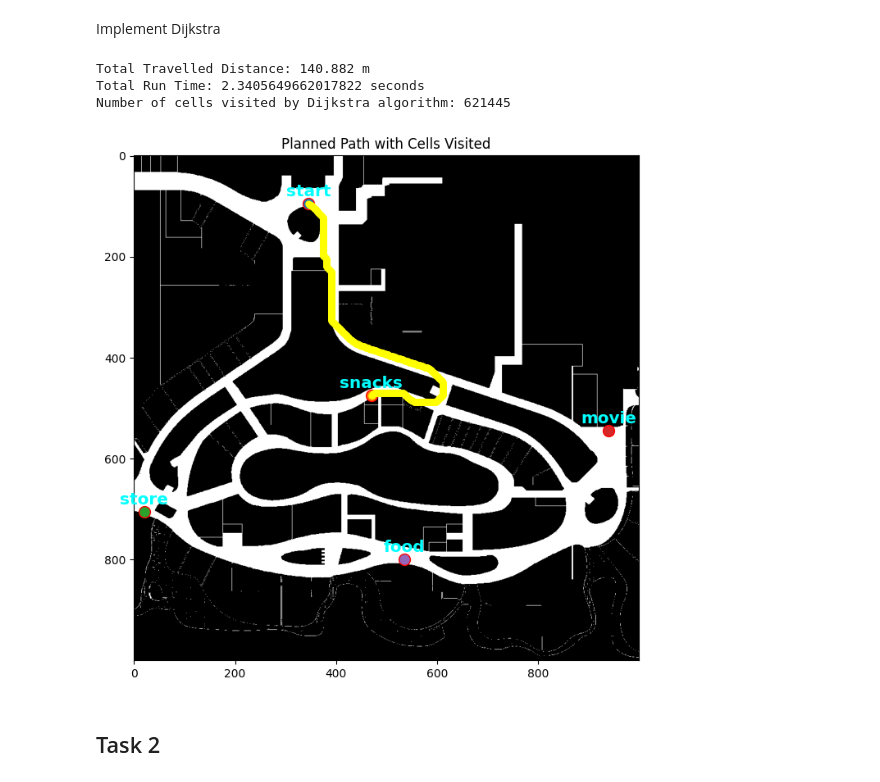
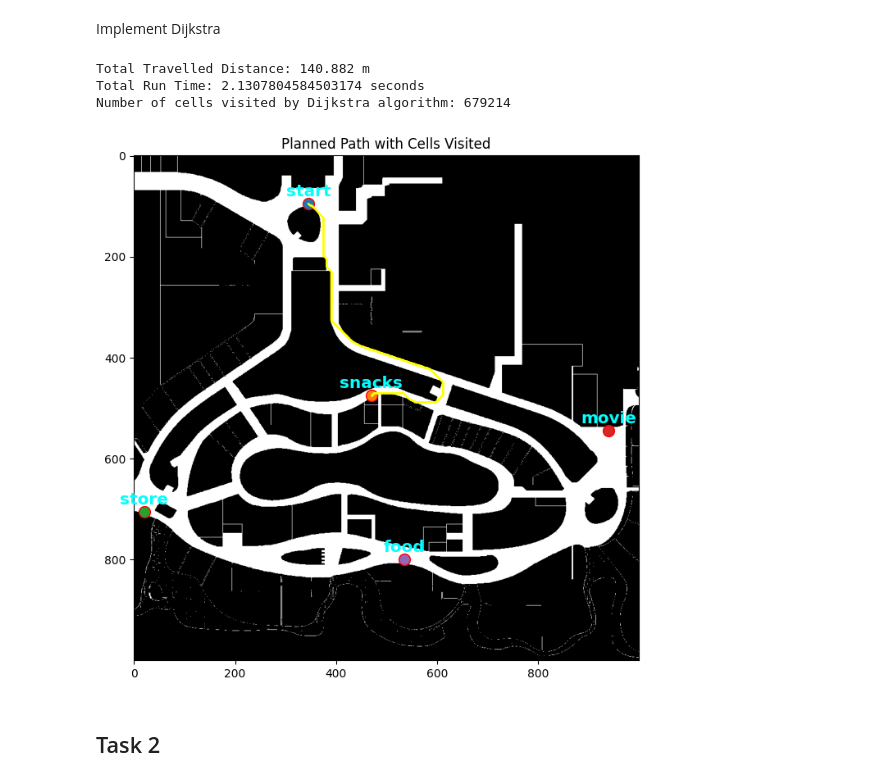
Before and after one commit to Chronobreakk/ME5413_Homework3_Planning, a Jupyter notebook: homework3.ipynb, the cells around one changed output. Saved outputs shown, nothing was run; the diff lists cells and outputs as text; code cells hidden in the pictures.

```diff
--- a/homework3.ipynb
+++ b/homework3.ipynb
@@ -152,93 +169,74 @@ Number of cells visited by A* algorithm: 149554
 # %% [markdown]
  Implement Dijkstra
 # %%
-def dijkstra(start, goal):
-    """
-    Dijkstra算法：寻找从起点到目标点的最短路径。
+import heapq
 
-    参数：
-    - start: 元组，起点的坐标 (x, y)
-    - goal: 元组，目标点的坐标 (x, y)
+def dijkstra(start, goal, grid_map):
+    open_set = [(0, start)]
+    came_from = {}
+    g_score = {start: 0}
 
-    返回：
-    - 如果找到路径，返回路径和总距离；否则返回None和无穷大的距离
-    """
-    # 初始化open_set，包含起点
-    open_set = {start}
-    # 记录每个节点的父节点
-    came_from = {}
-    # 记录从起点到每个节点的实际代价
-    g_score = {start: 0}
-    # 记录访问的单元格数量
-    visited_cells = 0
+    visited_cells = 0  # 初始化访问的单元格数量
 
     while open_set:
-        # 选择g_score最小的节点作为当前节点
-        current = min(open_set, key=lambda x: g_score[x])
+        current_g_score, current = heapq.heappop(open_set)
         if current == goal:
-            # 如果当前节点是目标节点，则返回重构的路径和总代价
-            return reconstruct_path(came_from, goal), g_score[goal], visited_cells
+            return reconstruct_path(came_from, goal), current_g_score, visited_cells
 
-        # 从open_set中移除当前节点
-        open_set.remove(current)
-        # 遍历当前节点的所有邻居
         for dx in [-1, 0, 1]:
             for dy in [-1, 0, 1]:
                 if dx == 0 and dy == 0:
                     continue
 
                 neighbor = (current[0] + dx, current[1] + dy)
-                # 检查邻居是否在地图范围内
                 if not (0 <= neighbor[0] < grid_map.shape[0] and 0 <= neighbor[1] < grid_map.shape[1]):
                     continue
 
-                # 检查邻居是否为空闲
                 if grid_map[neighbor[0], neighbor[1]] != 255:
                     continue
 
-                visited_cells += 1  # 增加访问的单元格数量
+                visited_cells += 1  # 更新访问的单元格数量
 
-                # 计算从当前节点到邻居节点的代价
-                if dx == 0 or dy == 0:
-                    cost = 0.2  # 水平或垂直移动的代价
-                else:
-                    cost = 0.282  # 对角线移动的代价
+                cost = 0.2 if dx == 0 or dy == 0 else 0.282
+
+                wall_neighbor = (current[0] + dx * 2, current[1] + dy * 2)
+                if wall_neighbor[0] >= 0 and wall_neighbor[0] < grid_map.shape[0] and wall_neighbor[1] >= 0 and wall_neighbor[1] < grid_map.shape[1]:
+                    if grid_map[wall_neighbor[0], wall_neighbor[1]] != 255:
+                        continue
 
                 tentative_g_score = g_score[current] + cost
                 if neighbor not in g_score or tentative_g_score < g_score[neighbor]:
-                    # 更新邻居节点的代价和父节点
                     came_from[neighbor] = current
                     g_score[neighbor] = tentative_g_score
-                    if neighbor not in open_set:
-                        # 如果邻居节点不在open_set中，则添加进去
-                        open_set.add(neighbor)
+                    heapq.heappush(open_set, (tentative_g_score, neighbor))
 
-    # 如果没有找到路径，则返回空路径和无穷大的距离
     return None, float('inf'), visited_cells
 
+# 修改后的部分
 # Finding path from start to store
 start_time = time.time()
-path, total_distance, visited_cells = dijkstra(tuple(locations['start']), tuple(locations['snacks']))
+path, total_distance, visited_cells = dijkstra(tuple(locations['start']), tuple(locations['snacks']), grid_map)
 end_time = time.time()
 #print("Planned Path:", path)
 print("Total Travelled Distance:", round(total_distance, 3), "m")
 print("Total Run Time:", end_time - start_time, "seconds")
-print("Number of cells visited by Dijkstra algorithm:", visited_cells)  # 打印访问的单元格数量
+print("Number of cells visited by Dijkstra algorithm:", visited_cells)
 #print("Number of nodes in the planned path:", len(path))
+
 # Visualize the planned path and cells visited
 plt.figure(figsize=(8, 8))
 plt.imshow(grid_map_img, cmap='gray')
 plot_locations(locations, color='cyan')
 if path:
     path_x, path_y = zip(*path)
-    plt.plot(path_x, path_y, marker='o', color='yellow', markersize=5, linestyle='-')
+    plt.plot(path_x, path_y, marker='o', color='yellow', markersize=0.5, linestyle='-')
 plt.title('Planned Path with Cells Visited')
 plt.show()
 # %% [output]
 Total Travelled Distance: 140.882 m
-Total Run Time: 2.3405649662017822 seconds
-Number of cells visited by Dijkstra algorithm: 621445
+Total Run Time: 2.1307804584503174 seconds
+Number of cells visited by Dijkstra algorithm: 679214
-[figure, old version]
+[figure, new version]
 # %% [markdown]
 ## Task 2
 # %%
```
Also changed, not shown: parts of 3 cells of this notebook.
